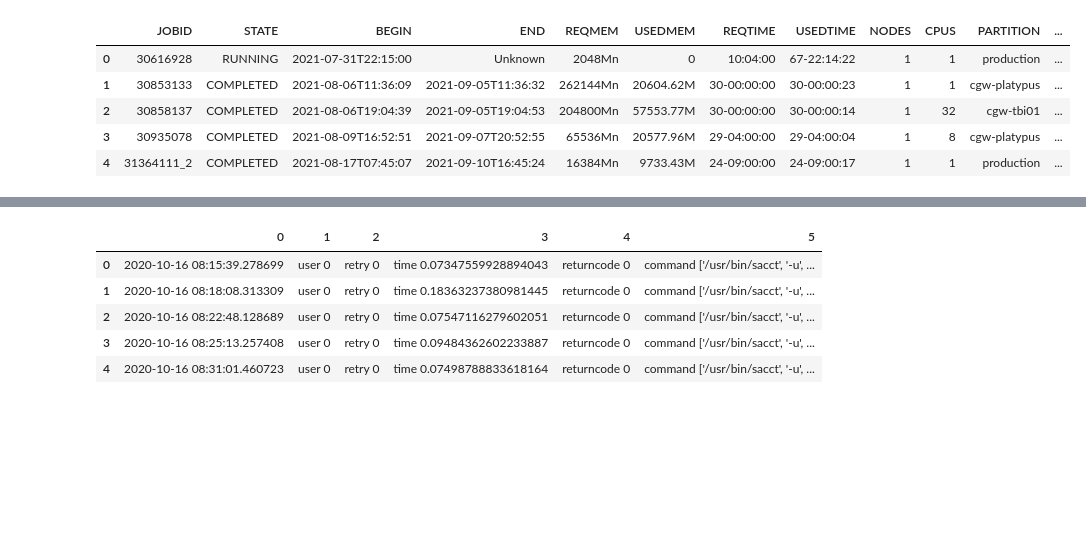
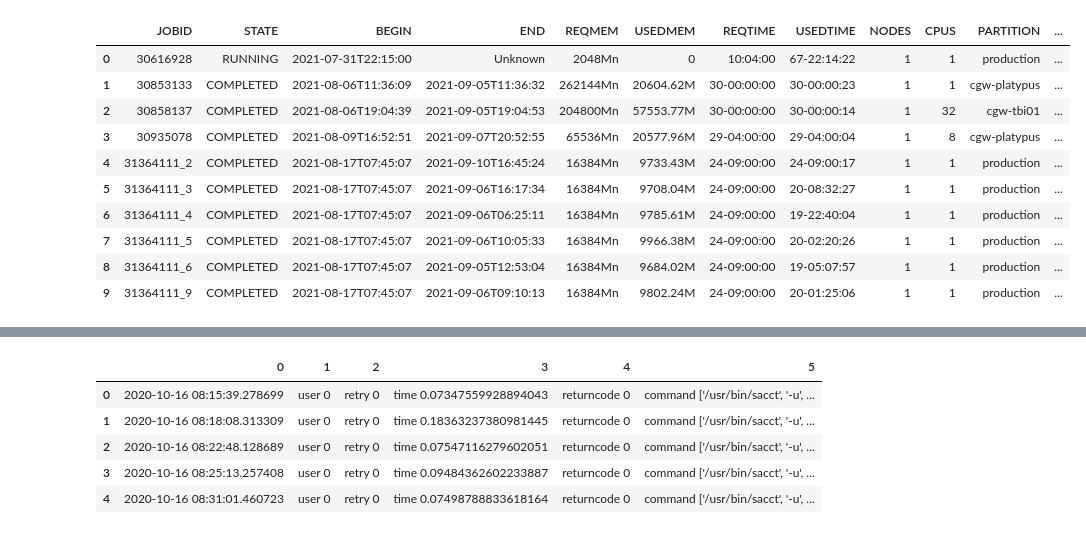
Before and after one commit to nss-data-science-cohort-8/nss-data-science-cohort-8-classroom-accre-accre, a Jupyter notebook: notebooks/vt_data_exp.ipynb, the cells around one changed output, grey strips where cells are left out. Drawn from its saved outputs; the diff is of its cells as text; code cells hidden in the pictures; blank space fills up the shorter version.

```diff
--- a/notebooks/vt_data_exp.ipynb
+++ b/notebooks/vt_data_exp.ipynb
@@ -2,11 +2,16 @@
 import pandas as pd
 # %%
 jobs = pd.read_csv("../data/fullsample.csv")
-jobs.head(5)
+jobs.head(10)
 # %% [output]
 |  | JOBID | STATE | BEGIN | END | REQMEM | USEDMEM | REQTIME | USEDTIME | NODES | CPUS | PARTITION | ... |
 | 0 | 30616928 | RUNNING | 2021-07-31T22:15:00 | Unknown | 2048Mn | 0 | 10:04:00 | 67-22:14:22 | 1 | 1 | production | ... |
 | 1 | 30853133 | COMPLETED | 2021-08-06T11:36:09 | 2021-09-05T11:36:32 | 262144Mn | 20604.62M | 30-00:00:00 | 30-00:00:23 | 1 | 1 | cgw-platypus | ... |
 | 2 | 30858137 | COMPLETED | 2021-08-06T19:04:39 | 2021-09-05T19:04:53 | 204800Mn | 57553.77M | 30-00:00:00 | 30-00:00:14 | 1 | 32 | cgw-tbi01 | ... |
 | 3 | 30935078 | COMPLETED | 2021-08-09T16:52:51 | 2021-09-07T20:52:55 | 65536Mn | 20577.96M | 29-04:00:00 | 29-04:00:04 | 1 | 8 | cgw-platypus | ... |
 | 4 | 31364111_2 | COMPLETED | 2021-08-17T07:45:07 | 2021-09-10T16:45:24 | 16384Mn | 9733.43M | 24-09:00:00 | 24-09:00:17 | 1 | 1 | production | ... |
+| 5 | 31364111_3 | COMPLETED | 2021-08-17T07:45:07 | 2021-09-06T16:17:34 | 16384Mn | 9708.04M | 24-09:00:00 | 20-08:32:27 | 1 | 1 | production | ... |
+| 6 | 31364111_4 | COMPLETED | 2021-08-17T07:45:07 | 2021-09-06T06:25:11 | 16384Mn | 9785.61M | 24-09:00:00 | 19-22:40:04 | 1 | 1 | production | ... |
+| 7 | 31364111_5 | COMPLETED | 2021-08-17T07:45:07 | 2021-09-06T10:05:33 | 16384Mn | 9966.38M | 24-09:00:00 | 20-02:20:26 | 1 | 1 | production | ... |
+| 8 | 31364111_6 | COMPLETED | 2021-08-17T07:45:07 | 2021-09-05T12:53:04 | 16384Mn | 9684.02M | 24-09:00:00 | 19-05:07:57 | 1 | 1 | production | ... |
+| 9 | 31364111_9 | COMPLETED | 2021-08-17T07:45:07 | 2021-09-06T09:10:13 | 16384Mn | 9802.24M | 24-09:00:00 | 20-01:25:06 | 1 | 1 | production | ... |
```
Also changed, not shown: parts of 18 cells of this notebook, 2 other files.
